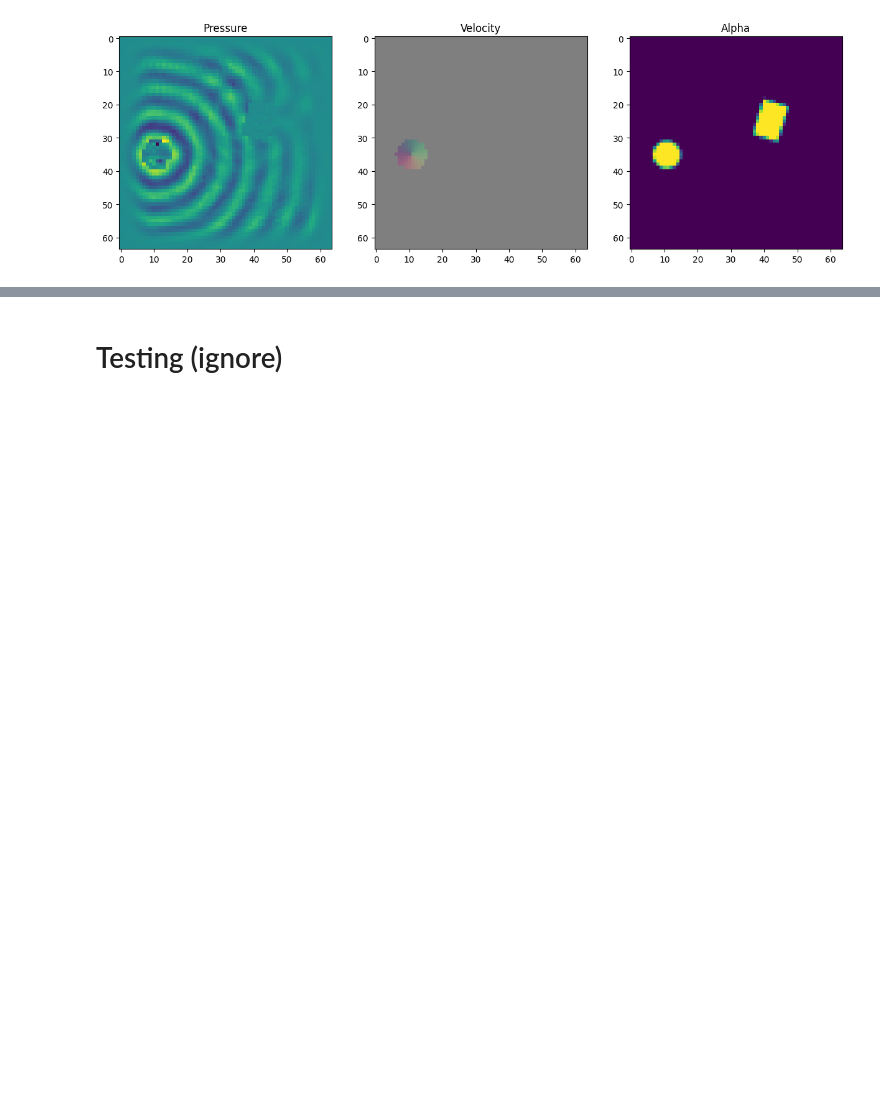
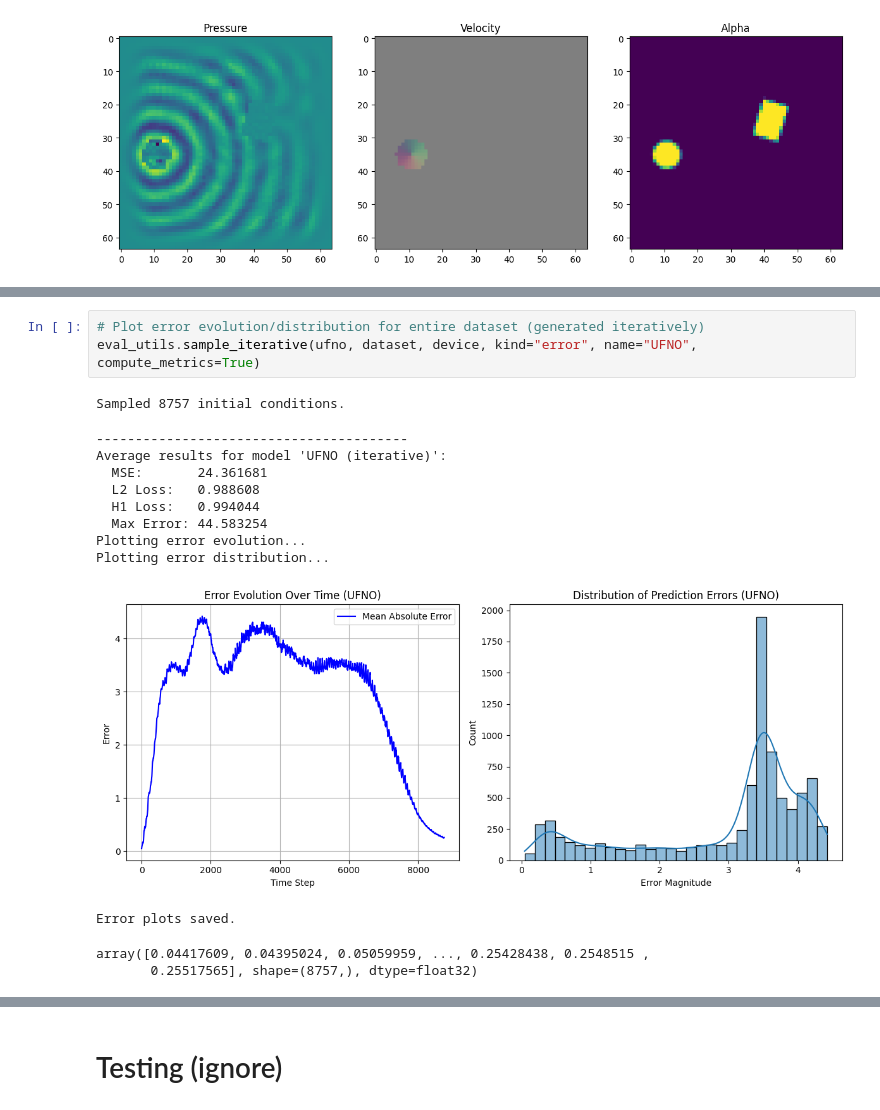
Before and after one commit to fangjunzhou/acoustic-no, a Jupyter notebook: notebooks/eval.ipynb, the cells around one changed output, grey strips where cells are left out. Drawn from its saved outputs; the diff is of its cells as text; blank space fills up the shorter version.

```diff
--- a/notebooks/eval.ipynb
+++ b/notebooks/eval.ipynb
@@ -137,0 +276,17 @@ Sampled 8757 initial conditions.
+# %%
+# Plot error evolution/distribution for entire dataset (generated iteratively)
+eval_utils.sample_iterative(ufno, dataset, device, kind="error", name="UFNO", compute_metrics=True)
+# %% [output]
+Sampled 8757 initial conditions.
+----------------------------------------
+Average results for model 'UFNO (iterative)':
+  MSE:       24.361681
+  L2 Loss:   0.988608
+  H1 Loss:   0.994044
+  Max Error: 44.583254
+Plotting error evolution...
+Plotting error distribution...
+[figure, added]
+Error plots saved.
+array([0.04417609, 0.04395024, 0.05059959, ..., 0.25428438, 0.2548515 ,
+       0.25517565], shape=(8757,), dtype=float32)
```
Also changed, not shown: parts of 17 cells of this notebook, 2 other files.
